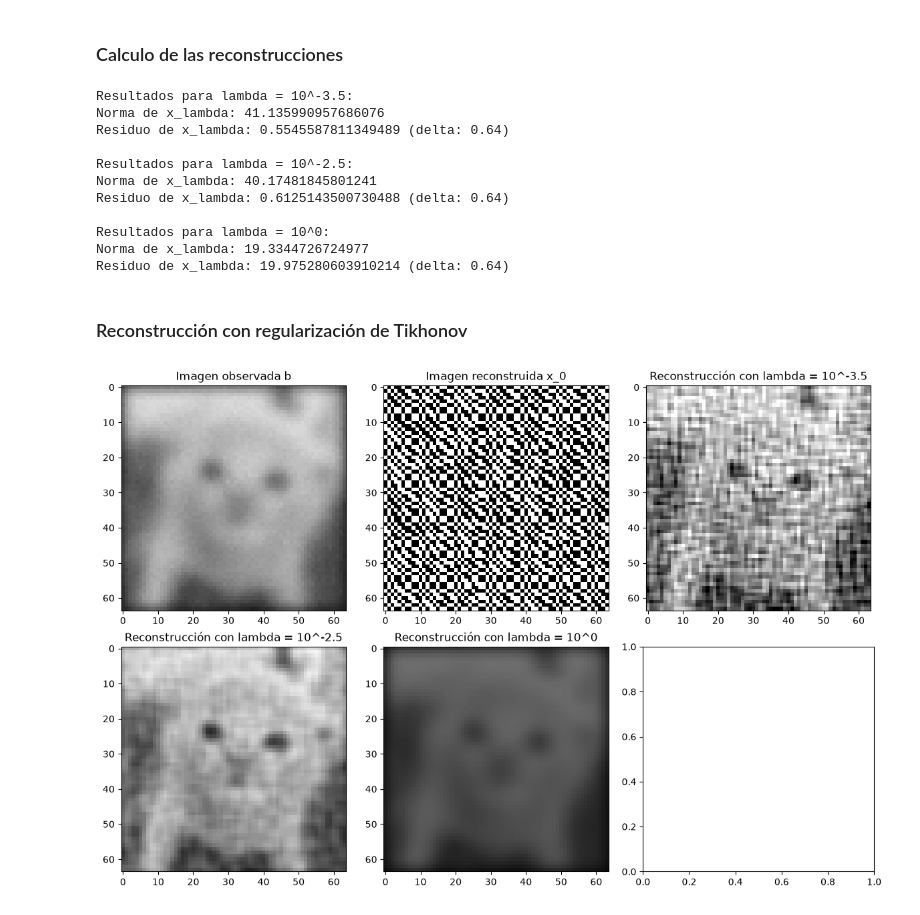
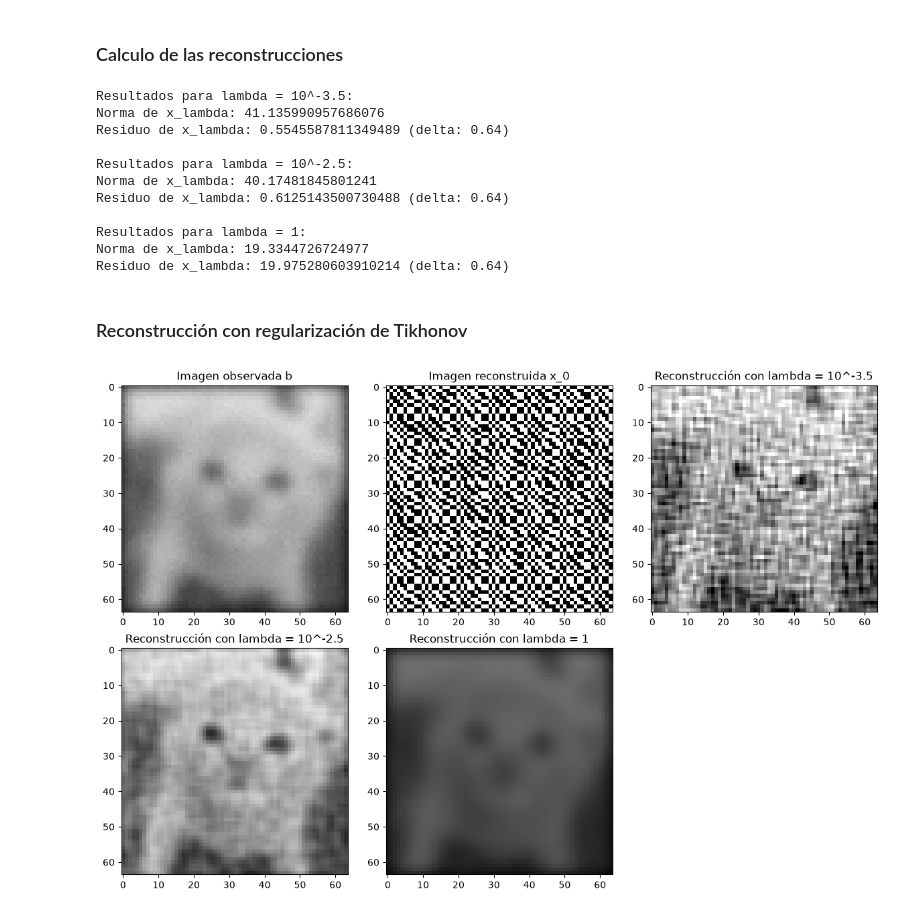
Before and after one commit to Sofiiahh/tarea-calculo-ds, a Jupyter notebook: Pregunta-1/P1-desarrollo.ipynb, the cells around one changed output. Cells and saved outputs as stored; diff of their text form; code cells hidden in the pictures.

```diff
--- a/Pregunta-1/P1-desarrollo.ipynb
+++ b/Pregunta-1/P1-desarrollo.ipynb
@@ -69,11 +69,12 @@ matriz_identidad = np.eye(n) #https://numpy.org/doc/2.3/reference/generated/nump
 ### Calculo de las reconstrucciones
 # %%
 # Creamos la matriz del sistema para cada lambda y resolvemos
-exponentes = [-3.5, -2.5, 0]
 # Usamos una lista lambda para guardar los valores de lambda que se van a probar
-lista_lambda = [10**exponente for exponente in exponentes]
+lista_lambda = [10**-3.5, 10**-2.5, 1]
+lista_lambda_strings = ["10^-3.5", "10^-2.5", "1"] # para que el print sea mas entendible
+
 resultados = []
-for exponente, valor_lambda in zip(exponentes, lista_lambda):
+for valor_lambda, lambda_string in zip(lista_lambda, lista_lambda_strings):
     matriz_sistema = AtA + valor_lambda * matriz_identidad
     solucion = np.linalg.solve(matriz_sistema, Atb)
 
@@ -83,7 +84,7 @@ for exponente, valor_lambda in zip(exponentes, lista_lambda):
     residuo_x_lambda = np.linalg.norm(matriz_a @ solucion - vector_b)
 
     # Mostramos los resultados
-    print(f"Resultados para lambda = 10^{exponente}:")
+    print(f"Resultados para lambda = {lambda_string}:")
     print(f"Norma de x_lambda: {norma_x_lambda}")
     print(f"Residuo de x_lambda: {residuo_x_lambda} (delta: 0.64)") # Enunciado pide comparar con delta = 0.64
     print()
@@ -99,7 +100,7 @@ Resultados para lambda = 10^-2.5:
 Norma de x_lambda: 40.17481845801241
 Residuo de x_lambda: 0.6125143500730488 (delta: 0.64)
 
-Resultados para lambda = 10^0:
+Resultados para lambda = 1:
 Norma de x_lambda: 19.3344726724977
 Residuo de x_lambda: 19.975280603910214 (delta: 0.64)
 # %% [markdown]
@@ -107,18 +108,22 @@ Residuo de x_lambda: 19.975280603910214 (delta: 0.64)
 # %%
 fig, ax = plt.subplots(2, 3, figsize=(12, 8))
 ax = ax.flatten()  # Aplanamos el arreglo de ejes para poder indexarlos facilmente
 
 ax[0].imshow(vector_b.reshape(64, 64), cmap="gray", vmin=0, vmax=1)
 ax[0].set_title("Imagen observada b")
 ax[1].imshow(x_0.reshape(64, 64), cmap="gray", vmin=0, vmax=1)
 ax[1].set_title("Imagen reconstruida x_0")
 
 # Ahora mostramos las reconstrucciones para cada lambda
-for i in range(len(lista_lambda)):
-    ax[i + 2].imshow(resultados[i].reshape(64, 64), cmap="gray", vmin=0, vmax=1) # i + 2 porque asi quedan en las posiciones 2 3 y 4
-    ax[i + 2].set_title(f"Reconstrucción con lambda = 10^{exponentes[i]}")
+ax[2].imshow(resultados[0].reshape(64, 64), cmap="gray", vmin=0, vmax=1)
+ax[2].set_title(f"Reconstrucción con lambda = {lista_lambda_strings[0]}")
+ax[3].imshow(resultados[1].reshape(64, 64), cmap="gray", vmin=0, vmax=1)
+ax[3].set_title(f"Reconstrucción con lambda = {lista_lambda_strings[1]}")
+ax[4].imshow(resultados[2].reshape(64, 64), cmap="gray", vmin=0, vmax=1)
+ax[4].set_title(f"Reconstrucción con lambda = {lista_lambda_strings[2]}")
+ax[5].axis('off')  # Ocultamos el ultimo ya que no tiene imagen
 
 plt.tight_layout()
 plt.show()
 # %% [output]
-[figure, old version]
+[figure, new version]
```
Also changed, not shown: parts of 1 cell of this notebook.
